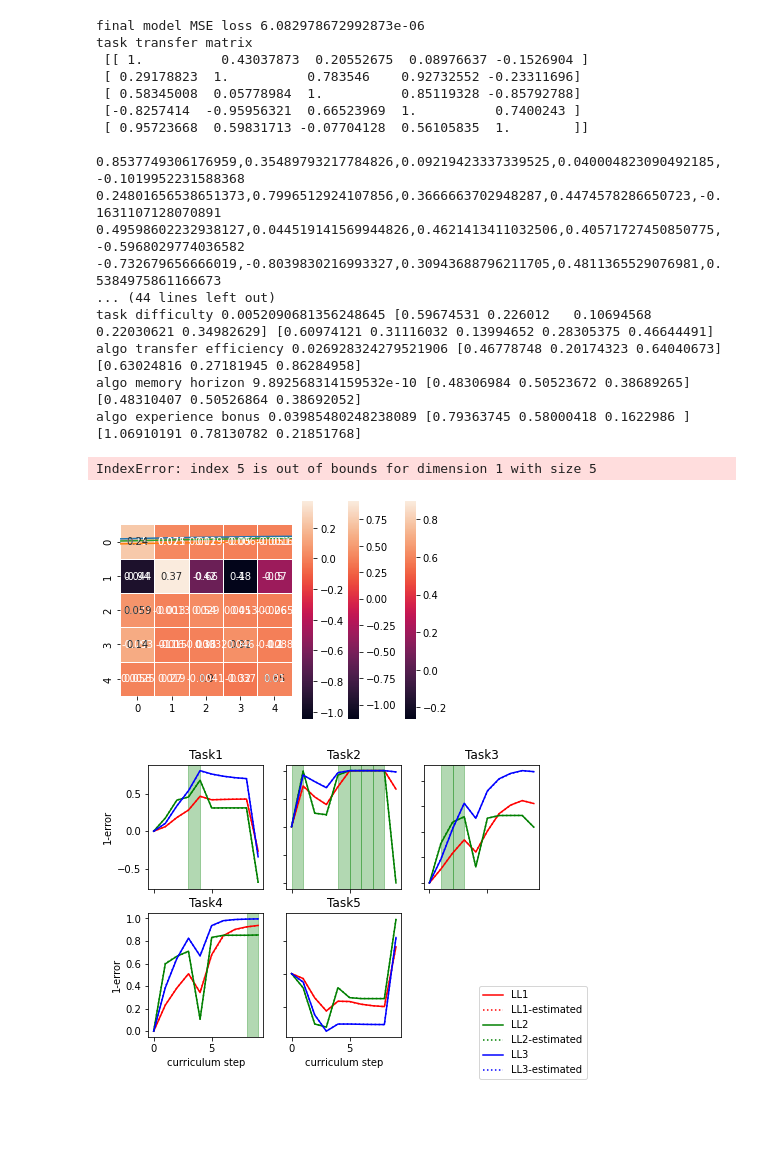
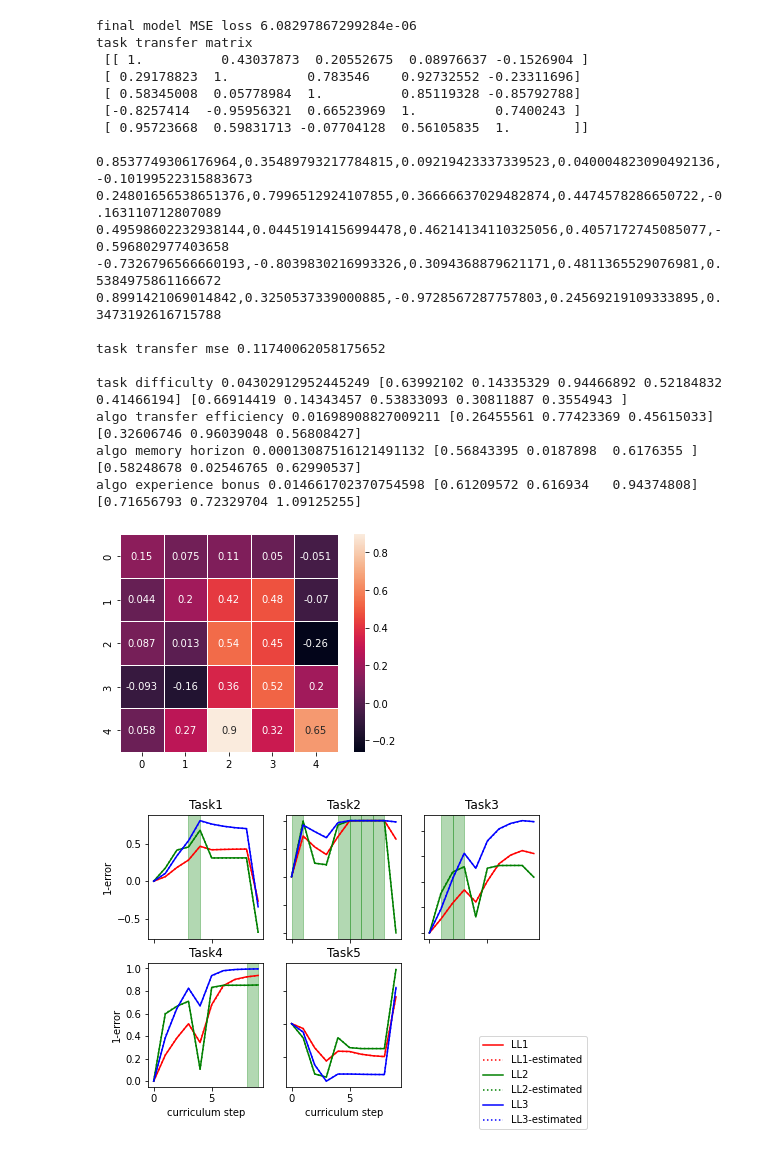
Before and after one commit to lifelong-learning-systems/clamp, a Jupyter notebook: notebooks/clamp.ipynb, the cells around one changed output. Cells and saved outputs as stored; diff of their text form; code cells hidden in the pictures; blank space fills up the shorter version.

```diff
--- a/notebooks/clamp.ipynb
+++ b/notebooks/clamp.ipynb
@@ -123,7 +17,7 @@ np.random.seed(0)
 torch.manual_seed(0)
 ntasks = n_tasks
 true_task_association = ((np.random.random((ntasks,ntasks))*2)-1)
-true_task_difficulity = np.random.random(ntasks)
+true_task_difficulty = np.random.random(ntasks)
 for i in range(ntasks):
     true_task_association[i,i] = 1
 
@@ -141,53 +35,56 @@ for i in order:
     after = len(lx)
     slices.append([0,before,after,i])
 #lx = [0,1,2,3,4,5,0,1,2,3,4,5 ]
 
-model = IdealLearner(nalgos,ntasks)
-target = model.performance(ntasks,nalgos,true_task_association,lx,true_algo_efficiency,true_algo_memory,true_algo_experience_bonus,true_task_difficulity)
+model = CLAMP(nalgos,ntasks)
+target = model.performance(ntasks,nalgos,true_task_association,lx,true_algo_efficiency,true_algo_memory,
+                           true_algo_experience_bonus,true_task_difficulty)
 #target = np_arr
-model.optimize(lx,target,iters=1000)
+model.optimize(lx,target,adam_iters=1000)
 
-print('final model MSE loss', model.losses[-1])
+print('final model MSE loss', model.losses['loss'][-1])
 print('task transfer matrix\n',true_task_association,)
 print()
 model.print_task_transfer()
 transfer_difference = true_task_association - model.task_matrix.detach().numpy()
 plt.imshow(transfer_difference, cmap='hot', interpolation='nearest')
 ax = sns.heatmap(transfer_difference, linewidth=0.5,annot=True)
 matrix_mse = (transfer_difference**2).mean(axis=None)
 print('task transfer mse',matrix_mse)
 print()
-task_mse = ((true_task_difficulity - model.task_difficulity.detach().numpy())**2).mean(axis=None)
-print('task difficulty',task_mse,true_task_difficulity,model.task_difficulity.detach().numpy())
+task_mse = ((true_task_difficulty - model.task_difficulty.detach().numpy())**2).mean(axis=None)
+print('task difficulty',task_mse,true_task_difficulty,model.task_difficulty.detach().numpy())
 
 transfer_mse = ((true_algo_efficiency - model.alg_efficiency.detach().numpy())**2).mean(axis=None)
 print('algo transfer efficiency',transfer_mse,true_algo_efficiency,model.alg_efficiency.detach().numpy())
 
 memory_mse = ((true_algo_memory - model.alg_memory_horizon.detach().numpy())**2).mean(axis=None)
 print('algo memory horizon',memory_mse,true_algo_memory,model.alg_memory_horizon.detach().numpy())
 
-expertice_mse = ((true_algo_experience_bonus - model.alg_experience_boost.detach().numpy())**2).mean(axis=None)
-print('algo experience bonus',expertice_mse,true_algo_experience_bonus,model.alg_experience_boost.detach().numpy())
+expertise_mse = ((true_algo_experience_bonus - model.alg_experience_boost.detach().numpy())**2).mean(axis=None)
+print('algo experience bonus',expertise_mse,true_algo_experience_bonus,model.alg_experience_boost.detach().numpy())
 # %% [output]
-final model MSE loss 6.082978672992873e-06
+final model MSE loss 6.08297867299284e-06
 task transfer matrix
  [[ 1.          0.43037873  0.20552675  0.08976637 -0.1526904 ]
  [ 0.29178823  1.          0.783546    0.92732552 -0.23311696]
  [ 0.58345008  0.05778984  1.          0.85119328 -0.85792788]
  [-0.8257414  -0.95956321  0.66523969  1.          0.7400243 ]
  [ 0.95723668  0.59831713 -0.07704128  0.56105835  1.        ]]
 
-0.8537749306176959,0.35489793217784826,0.09219423337339525,0.040004823090492185,-0.1019952231588368
-0.24801656538651373,0.7996512924107856,0.3666663702948287,0.4474578286650723,-0.1631107128070891
-0.49598602232938127,0.044519141569944826,0.4621413411032506,0.40571727450850775,-0.5968029774036582
--0.732679656666019,-0.8039830216993327,0.30943688796211705,0.4811365529076981,0.5384975861166673
-... (44 lines left out)
-task difficulty 0.0052090681356248645 [0.59674531 0.226012   0.10694568 0.22030621 0.34982629] [0.60974121 0.31116032 0.13994652 0.28305375 0.46644491]
-algo transfer efficiency 0.026928324279521906 [0.46778748 0.20174323 0.64040673] [0.63024816 0.27181945 0.86284958]
-algo memory horizon 9.892568314159532e-10 [0.48306984 0.50523672 0.38689265] [0.48310407 0.50526864 0.38692052]
-algo experience bonus 0.03985480248238089 [0.79363745 0.58000418 0.1622986 ] [1.06910191 0.78130782 0.21851768]
+0.8537749306176964,0.35489793217784815,0.09219423337339523,0.040004823090492136,-0.10199522315883673
+0.24801656538651376,0.7996512924107855,0.36666637029482874,0.4474578286650722,-0.163110712807089
+0.49598602232938144,0.04451914156994478,0.46214134110325056,0.4057172745085077,-0.596802977403658
+-0.7326796566660193,-0.8039830216993326,0.3094368879621171,0.4811365529076981,0.5384975861166672
+0.8991421069014842,0.3250537339000885,-0.9728567287757803,0.24569219109333895,0.3473192616715788
+
+task transfer mse 0.11740062058175652
+
+task difficulty 0.04302912952445249 [0.63992102 0.14335329 0.94466892 0.52184832 0.41466194] [0.66914419 0.14343457 0.53833093 0.30811887 0.3554943 ]
+algo transfer efficiency 0.01698908827009211 [0.26455561 0.77423369 0.45615033] [0.32606746 0.96039048 0.56808427]
+algo memory horizon 0.00013087516121491132 [0.56843395 0.0187898  0.6176355 ] [0.58248678 0.02546765 0.62990537]
+algo experience bonus 0.014661702370754598 [0.61209572 0.616934   0.94374808] [0.71656793 0.72329704 1.09125255]
-IndexError: index 5 is out of bounds for dimension 1 with size 5
-[figure, old version]
+[figure, new version]
 # %%
 panels = [(0,0),(0,1),(0,2),(1,0),(1,1)]
 tasks = ['Task1',"Task2","Task3","Task4","Task5"]
```
Also changed, not shown: parts of 9 cells of this notebook, 1 other file.
